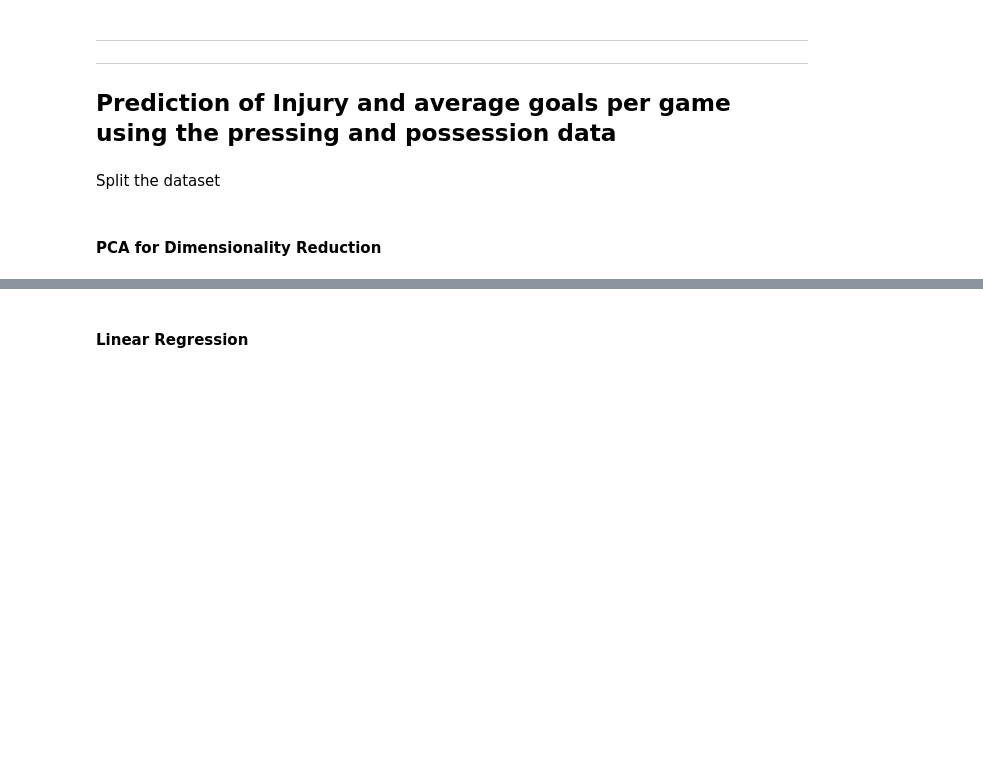
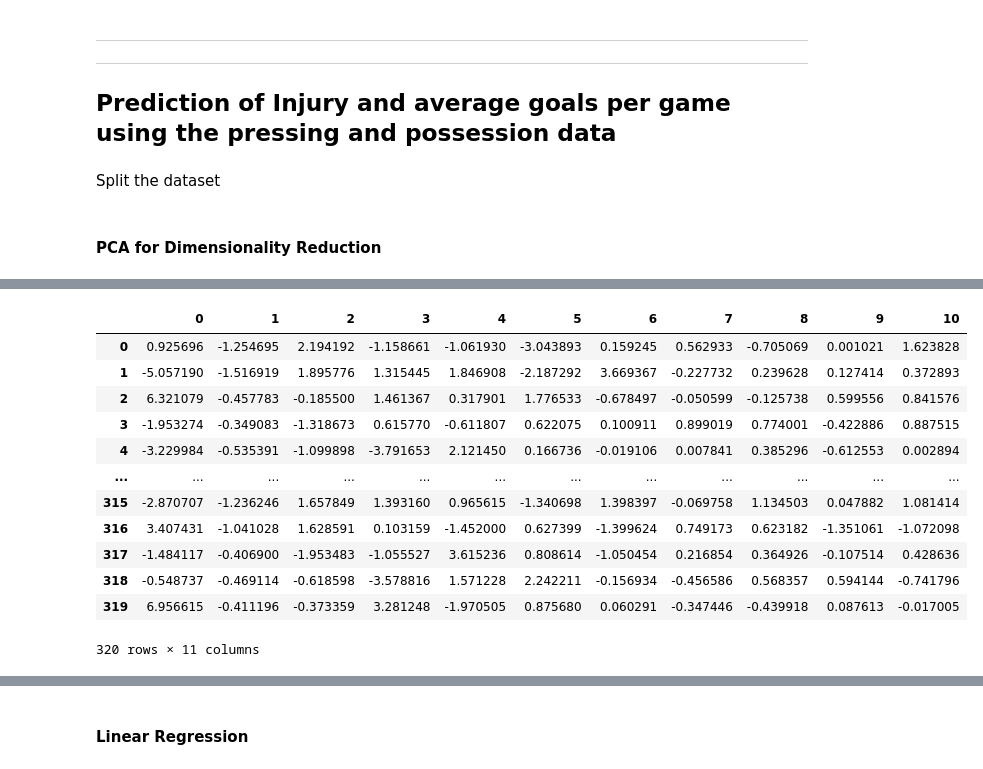
Before and after one commit to Yashuchirag/team_pressing_project, a Jupyter notebook: src/team_pressing.ipynb, the cells around one changed output, grey strips where cells are left out. Cells and saved outputs as stored; diff of their text form; code cells hidden in the pictures; blank space fills up the shorter version.

```diff
--- a/src/team_pressing.ipynb
+++ b/src/team_pressing.ipynb
@@ -266,0 +281,16 @@ X_test_pca = pca.transform(X_test_scaled)
+# %%
+X_train_Df
+# %% [output]
+|  | 0 | 1 | 2 | 3 | 4 | 5 | 6 | 7 | 8 | 9 | 10 |
+| 0 | 0.925696 | -1.254695 | 2.194192 | -1.158661 | -1.061930 | -3.043893 | 0.159245 | 0.562933 | -0.705069 | 0.001021 | 1.623828 |
+| 1 | -5.057190 | -1.516919 | 1.895776 | 1.315445 | 1.846908 | -2.187292 | 3.669367 | -0.227732 | 0.239628 | 0.127414 | 0.372893 |
+| 2 | 6.321079 | -0.457783 | -0.185500 | 1.461367 | 0.317901 | 1.776533 | -0.678497 | -0.050599 | -0.125738 | 0.599556 | 0.841576 |
+| 3 | -1.953274 | -0.349083 | -1.318673 | 0.615770 | -0.611807 | 0.622075 | 0.100911 | 0.899019 | 0.774001 | -0.422886 | 0.887515 |
+| 4 | -3.229984 | -0.535391 | -1.099898 | -3.791653 | 2.121450 | 0.166736 | -0.019106 | 0.007841 | 0.385296 | -0.612553 | 0.002894 |
+| ... | ... | ... | ... | ... | ... | ... | ... | ... | ... | ... | ... |
+| 315 | -2.870707 | -1.236246 | 1.657849 | 1.393160 | 0.965615 | -1.340698 | 1.398397 | -0.069758 | 1.134503 | 0.047882 | 1.081414 |
+| 316 | 3.407431 | -1.041028 | 1.628591 | 0.103159 | -1.452000 | 0.627399 | -1.399624 | 0.749173 | 0.623182 | -1.351061 | -1.072098 |
+| 317 | -1.484117 | -0.406900 | -1.953483 | -1.055527 | 3.615236 | 0.808614 | -1.050454 | 0.216854 | 0.364926 | -0.107514 | 0.428636 |
+| 318 | -0.548737 | -0.469114 | -0.618598 | -3.578816 | 1.571228 | 2.242211 | -0.156934 | -0.456586 | 0.568357 | 0.594144 | -0.741796 |
+| 319 | 6.956615 | -0.411196 | -0.373359 | 3.281248 | -1.970505 | 0.875680 | 0.060291 | -0.347446 | -0.439918 | 0.087613 | -0.017005 |
+320 rows × 11 columns
```
Also changed, not shown: parts of 14 cells of this notebook.
